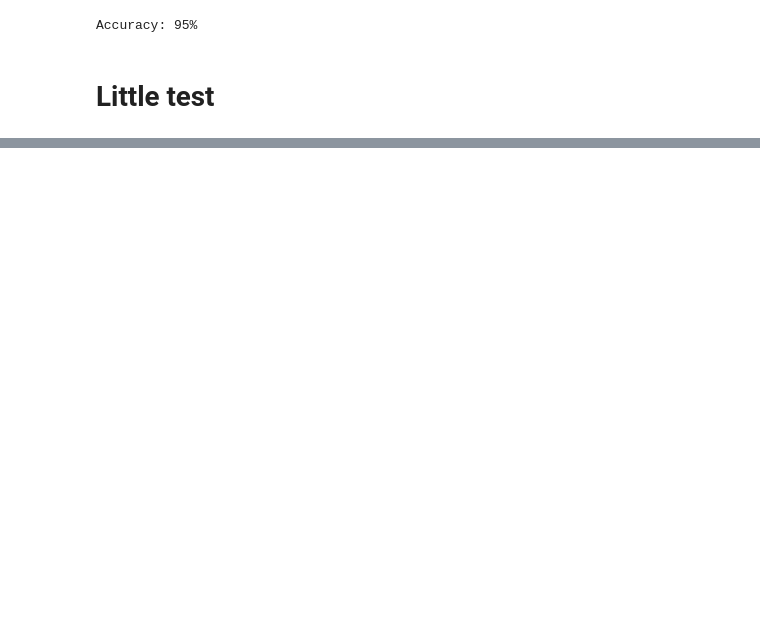
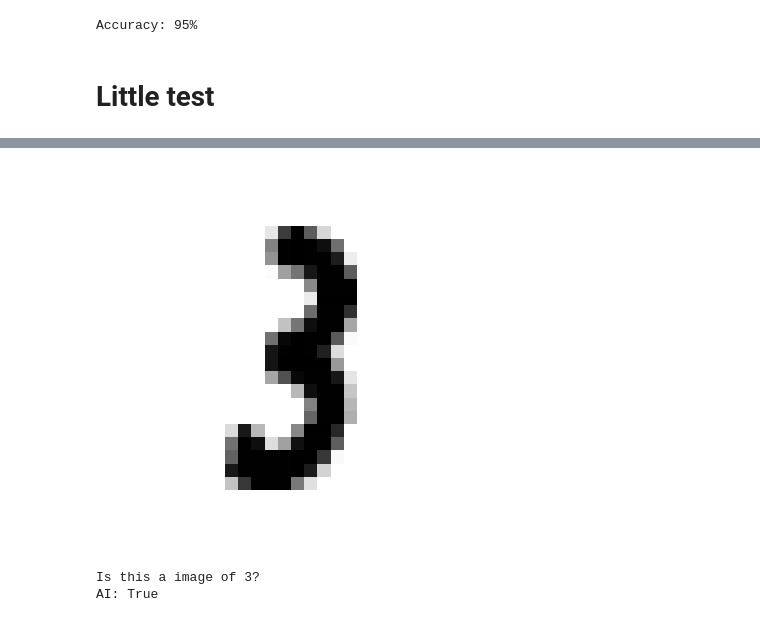
Before and after one commit to m-mhe/ml_practice, a Jupyter notebook: NumberClassification/practice.ipynb, the cells around one changed output, grey strips where cells are left out. Saved outputs shown, nothing was run; the diff lists cells and outputs as text; code cells hidden in the pictures; blank space fills up the shorter version.

```diff
--- a/NumberClassification/practice.ipynb
+++ b/NumberClassification/practice.ipynb
@@ -243,0 +301,9 @@ False
+# %%
+randomIndex = np.random.randint(low=0, high=60000, dtype=int)
+displayImage(xTrain[randomIndex, :])
+print("Is this a image of 3?")
+print(f"AI: {((rFCModel.predict_proba([xTrain[randomIndex, :]])[:,1]>=thresholdOf90Recall)[0])}")
+# %% [output]
+[figure, added]
+Is this a image of 3?
+AI: True
```
Also changed, not shown: parts of 15 cells of this notebook.
